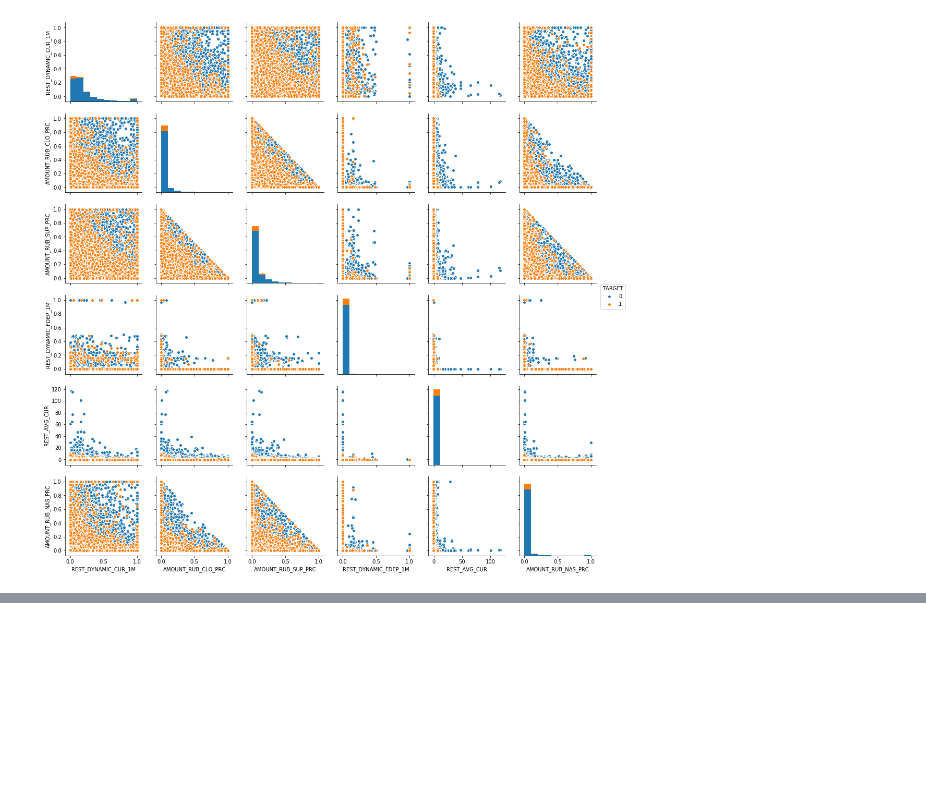
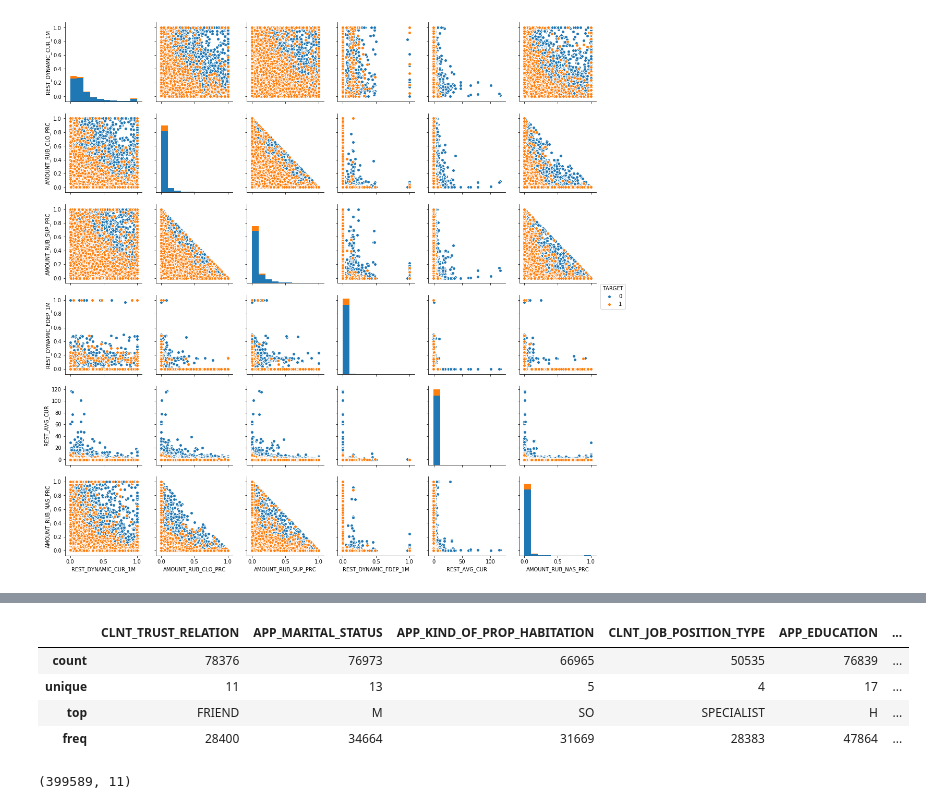
Before and after one commit to ssvRuby/npl, a Jupyter notebook: labs/lab04/dataset_research.ipynb, the cells around one changed output, grey strips where cells are left out. Drawn from its saved outputs; the diff is of its cells as text; code cells hidden in the pictures; blank space fills up the shorter version.

```diff
--- a/labs/lab04/dataset_research.ipynb
+++ b/labs/lab04/dataset_research.ipynb
@@ -236,0 +268,17 @@ matplotlib inline
+# %%
+obj_train['CLNT_TRUST_RELATION'] = obj_train['CLNT_TRUST_RELATION'].replace(['Друг', 'мать', 'мама', 'Отец',
+                                                                            'Близкий ро', 'Брат', 'Сестра',
+                                                                            'Сын', 'Дочь', 'Дальний ро', 'Муж', 'Жена'],
+                                                                            ['FRIEND', 'MOTHER', 'MOTHER', 'FATHER',
+                                                                            'RELATIVE', 'BROTHER', 'SISTER',
+                                                                            'SON', 'DAUGHTER', 'RELATIVE', 'MAKE', 'MAKA'])
+# %%
+obj_train = obj_train.fillna(0)
+# %%
+obj_train = pd.get_dummies(obj_train, columns=['CLNT_TRUST_RELATION', 'APP_MARITAL_STATUS',
+                                               'APP_KIND_OF_PROP_HABITATION', 'CLNT_JOB_POSITION_TYPE',
+                                               'APP_EDUCATION', 'APP_POSITION_TYPE', 'APP_EMP_TYPE', 'APP_COMP_TYPE',
+                                               'PACK','MO_JOB_POSITION'])
+# %%
+y = obj_train.TARGET
+obj_train = obj_train.drop(["TARGET"], axis=1)
@@ -236,0 +325,12 @@ matplotlib inline
+# %%
+obj_train.describe(include=['object'])
+# %% [output]
+|  | CLNT_TRUST_RELATION | APP_MARITAL_STATUS | APP_KIND_OF_PROP_HABITATION | CLNT_JOB_POSITION_TYPE | APP_EDUCATION | ... |
+| count | 78376 | 76973 | 66965 | 50535 | 76839 | ... |
+| unique | 11 | 13 | 5 | 4 | 17 | ... |
+| top | FRIEND | M | SO | SPECIALIST | H | ... |
+| freq | 28400 | 34664 | 31669 | 28383 | 47864 | ... |
+# %%
+obj_train.shape
+# %% [output]
+(399589, 11)
```
Also changed, not shown: parts of 21 cells of this notebook, 1 other file.
